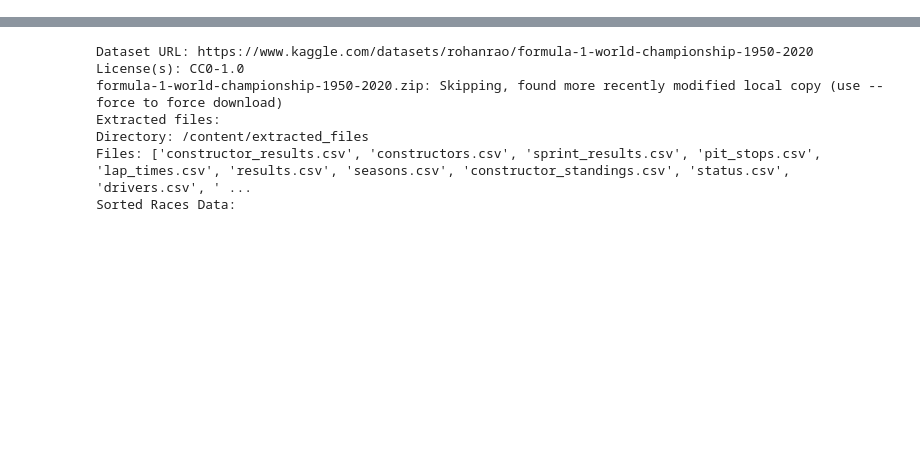
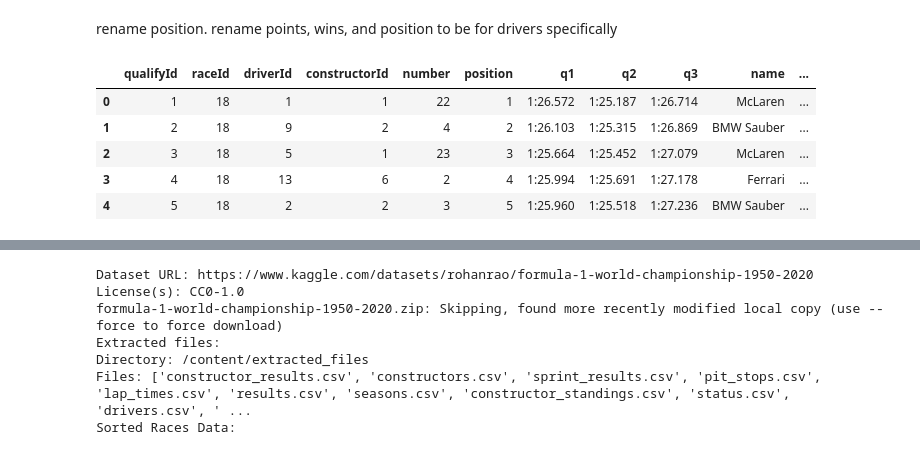
Before and after one commit to HeedfulMoss/ML-F1-Prediction-Project, a Jupyter notebook: processing/Data_processing.ipynb, the cells around one changed output, grey strips where cells are left out. Cells and saved outputs as stored; diff of their text form; code cells hidden in the pictures; blank space fills up the shorter version.

```diff
--- a/processing/Data_processing.ipynb
+++ b/processing/Data_processing.ipynb
@@ -0,0 +131,3 @@
+# %% [markdown]
+rename position.
+rename points, wins, and position to be for drivers specifically
@@ -0,0 +191,44 @@
+# %%
+# Merge qualifying.csv with constructors.csv to add the constructorRef column
+qualifying_df  = qualifying_df.merge(
+    constructors_df[['constructorId', 'name']],
+    on='constructorId',
+    how='left'
+)
+
+# Merge the result with races.csv to add the year column
+qualifying_df  = qualifying_df.merge(
+    races_df[['raceId', 'year']],
+    on='raceId',
+    how='left'
+)
+
+# Merge the result with races.csv to add the year column
+qualifying_df  = qualifying_df.merge(
+    races_df[['raceId', 'round']],
+    on='raceId',
+    how='left'
+)
+
+# Merge the result with races.csv to add the year column
+qualifying_df  = qualifying_df.merge(
+    drivers_df[['driverId','forename','surname']],
+    on='driverId',
+    how='left'
+)
+
+# Create the 'fullname' column by combining 'forename' and 'surname'
+qualifying_df['fullname'] = qualifying_df['forename'] + ' ' + qualifying_df['surname']
+
+qualifying_df[['q1', 'q2', 'q3']] = qualifying_df[['q1', 'q2', 'q3']].replace(r'\\N', np.nan, regex=True)
+
+qualifying_df['q'] = qualifying_df['q3'].fillna(qualifying_df['q2']).fillna(qualifying_df['q1'])
+# %%
+qualifying_df.head()
+# %% [output]
+|  | qualifyId | raceId | driverId | constructorId | number | position | q1 | q2 | q3 | name | ... |
+| 0 | 1 | 18 | 1 | 1 | 22 | 1 | 1:26.572 | 1:25.187 | 1:26.714 | McLaren | ... |
+| 1 | 2 | 18 | 9 | 2 | 4 | 2 | 1:26.103 | 1:25.315 | 1:26.869 | BMW Sauber | ... |
+| 2 | 3 | 18 | 5 | 1 | 23 | 3 | 1:25.664 | 1:25.452 | 1:27.079 | McLaren | ... |
+| 3 | 4 | 18 | 13 | 6 | 2 | 4 | 1:25.994 | 1:25.691 | 1:27.178 | Ferrari | ... |
+| 4 | 5 | 18 | 2 | 2 | 3 | 5 | 1:25.960 | 1:25.518 | 1:27.236 | BMW Sauber | ... |
```
Also changed, not shown: parts of 36 cells of this notebook.
